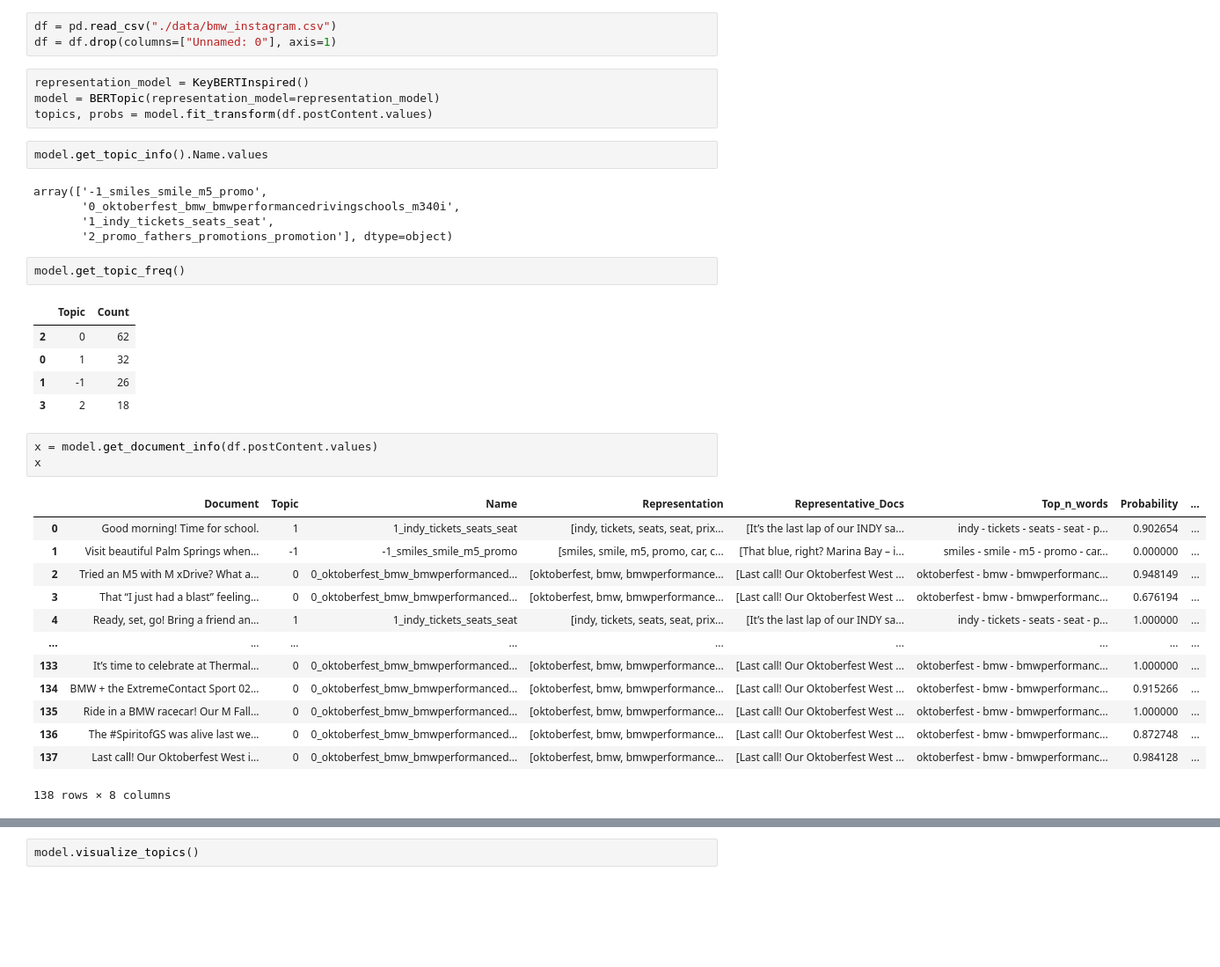
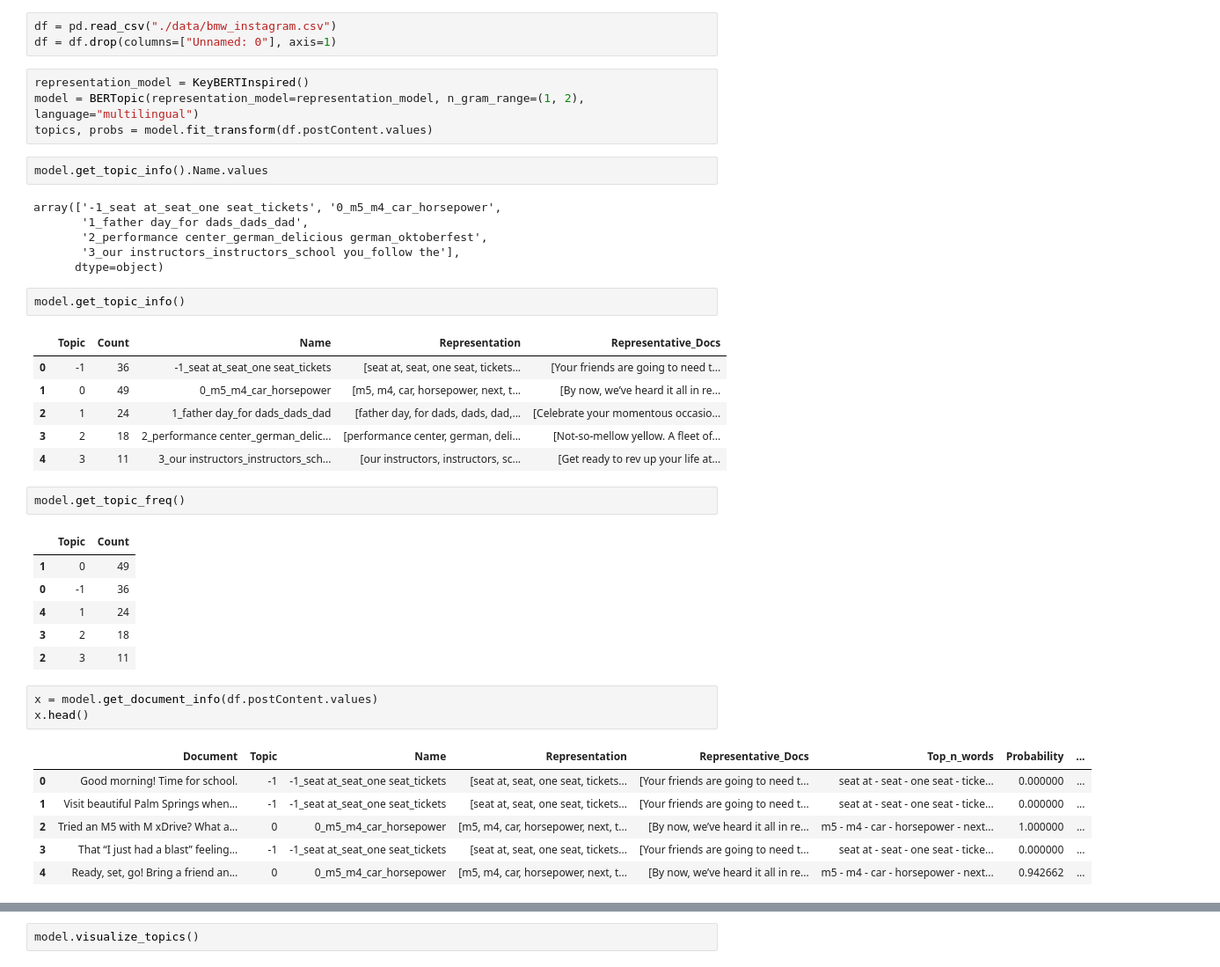
Before and after one commit to storymachinedata/porsche_topic_analysis, a Jupyter notebook: jupyter/bmw_topic_clustering.ipynb, the cells around one changed output, grey strips where cells are left out. Shown at 88% size. Cells and saved outputs as stored; diff of their text form; blank space fills up the shorter version.

```diff
--- a/jupyter/bmw_topic_clustering.ipynb
+++ b/jupyter/bmw_topic_clustering.ipynb
@@ -11,37 +9,41 @@ df = pd.read_csv("./data/bmw_instagram.csv")
 df = df.drop(columns=["Unnamed: 0"], axis=1)
 # %%
 representation_model = KeyBERTInspired()
-model = BERTopic(representation_model=representation_model)
+model = BERTopic(representation_model=representation_model, n_gram_range=(1, 2), language="multilingual")
 topics, probs = model.fit_transform(df.postContent.values)
 # %%
 model.get_topic_info().Name.values
 # %% [output]
-array(['-1_smiles_smile_m5_promo',
-       '0_oktoberfest_bmw_bmwperformancedrivingschools_m340i',
-       '1_indy_tickets_seats_seat',
-       '2_promo_fathers_promotions_promotion'], dtype=object)
+array(['-1_seat at_seat_one seat_tickets', '0_m5_m4_car_horsepower',
+       '1_father day_for dads_dads_dad',
+       '2_performance center_german_delicious german_oktoberfest',
+       '3_our instructors_instructors_school you_follow the'],
+      dtype=object)
+# %%
+model.get_topic_info()
+# %% [output]
+|  | Topic | Count | Name | Representation | Representative_Docs |
+| 0 | -1 | 36 | -1_seat at_seat_one seat_tickets | [seat at, seat, one seat, tickets... | [Your friends are going to need t... |
+| 1 | 0 | 49 | 0_m5_m4_car_horsepower | [m5, m4, car, horsepower, next, t... | [By now, we’ve heard it all in re... |
+| 2 | 1 | 24 | 1_father day_for dads_dads_dad | [father day, for dads, dads, dad,... | [Celebrate your momentous occasio... |
+| 3 | 2 | 18 | 2_performance center_german_delic... | [performance center, german, deli... | [Not-so-mellow yellow. A fleet of... |
+| 4 | 3 | 11 | 3_our instructors_instructors_sch... | [our instructors, instructors, sc... | [Get ready to rev up your life at... |
 # %%
 model.get_topic_freq()
 # %% [output]
 |  | Topic | Count |
-| 2 | 0 | 62 |
-| 0 | 1 | 32 |
-| 1 | -1 | 26 |
+| 1 | 0 | 49 |
+| 0 | -1 | 36 |
+| 4 | 1 | 24 |
 | 3 | 2 | 18 |
+| 2 | 3 | 11 |
 # %%
 x = model.get_document_info(df.postContent.values)
-x
+x.head()
 # %% [output]
 |  | Document | Topic | Name | Representation | Representative_Docs | Top_n_words | Probability | ... |
-| 0 | Good morning! Time for school. | 1 | 1_indy_tickets_seats_seat | [indy, tickets, seats, seat, prix... | [It’s the last lap of our INDY sa... | indy - tickets - seats - seat - p... | 0.902654 | ... |
-| 1 | Visit beautiful Palm Springs when... | -1 | -1_smiles_smile_m5_promo | [smiles, smile, m5, promo, car, c... | [That blue, right? Marina Bay – i... | smiles - smile - m5 - promo - car... | 0.000000 | ... |
-| 2 | Tried an M5 with M xDrive? What a... | 0 | 0_oktoberfest_bmw_bmwperformanced... | [oktoberfest, bmw, bmwperformance... | [Last call! Our Oktoberfest West ... | oktoberfest - bmw - bmwperformanc... | 0.948149 | ... |
-| 3 | That “I just had a blast” feeling... | 0 | 0_oktoberfest_bmw_bmwperformanced... | [oktoberfest, bmw, bmwperformance... | [Last call! Our Oktoberfest West ... | oktoberfest - bmw - bmwperformanc... | 0.676194 | ... |
-| 4 | Ready, set, go! Bring a friend an... | 1 | 1_indy_tickets_seats_seat | [indy, tickets, seats, seat, prix... | [It’s the last lap of our INDY sa... | indy - tickets - seats - seat - p... | 1.000000 | ... |
-| ... | ... | ... | ... | ... | ... | ... | ... | ... |
-| 133 | It’s time to celebrate at Thermal... | 0 | 0_oktoberfest_bmw_bmwperformanced... | [oktoberfest, bmw, bmwperformance... | [Last call! Our Oktoberfest West ... | oktoberfest - bmw - bmwperformanc... | 1.000000 | ... |
-| 134 | BMW + the ExtremeContact Sport 02... | 0 | 0_oktoberfest_bmw_bmwperformanced... | [oktoberfest, bmw, bmwperformance... | [Last call! Our Oktoberfest West ... | oktoberfest - bmw - bmwperformanc... | 0.915266 | ... |
-| 135 | Ride in a BMW racecar! Our M Fall... | 0 | 0_oktoberfest_bmw_bmwperformanced... | [oktoberfest, bmw, bmwperformance... | [Last call! Our Oktoberfest West ... | oktoberfest - bmw - bmwperformanc... | 1.000000 | ... |
-| 136 | The #SpiritofGS was alive last we... | 0 | 0_oktoberfest_bmw_bmwperformanced... | [oktoberfest, bmw, bmwperformance... | [Last call! Our Oktoberfest West ... | oktoberfest - bmw - bmwperformanc... | 0.872748 | ... |
-| 137 | Last call! Our Oktoberfest West i... | 0 | 0_oktoberfest_bmw_bmwperformanced... | [oktoberfest, bmw, bmwperformance... | [Last call! Our Oktoberfest West ... | oktoberfest - bmw - bmwperformanc... | 0.984128 | ... |
+| 0 | Good morning! Time for school. | -1 | -1_seat at_seat_one seat_tickets | [seat at, seat, one seat, tickets... | [Your friends are going to need t... | seat at - seat - one seat - ticke... | 0.000000 | ... |
+| 1 | Visit beautiful Palm Springs when... | -1 | -1_seat at_seat_one seat_tickets | [seat at, seat, one seat, tickets... | [Your friends are going to need t... | seat at - seat - one seat - ticke... | 0.000000 | ... |
+| 2 | Tried an M5 with M xDrive? What a... | 0 | 0_m5_m4_car_horsepower | [m5, m4, car, horsepower, next, t... | [By now, we’ve heard it all in re... | m5 - m4 - car - horsepower - next... | 1.000000 | ... |
+| 3 | That “I just had a blast” feeling... | -1 | -1_seat at_seat_one seat_tickets | [seat at, seat, one seat, tickets... | [Your friends are going to need t... | seat at - seat - one seat - ticke... | 0.000000 | ... |
+| 4 | Ready, set, go! Bring a friend an... | 0 | 0_m5_m4_car_horsepower | [m5, m4, car, horsepower, next, t... | [By now, we’ve heard it all in re... | m5 - m4 - car - horsepower - next... | 0.942662 | ... |
-138 rows × 8 columns
```
Also changed, not shown: parts of 11 cells of this notebook, 9 other files.
